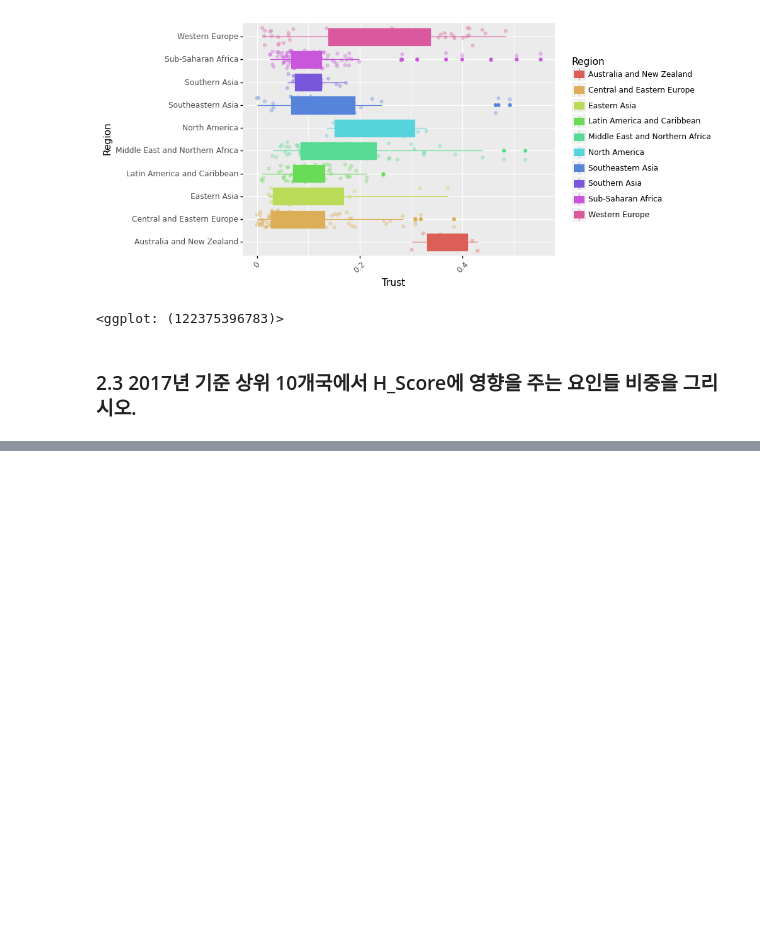
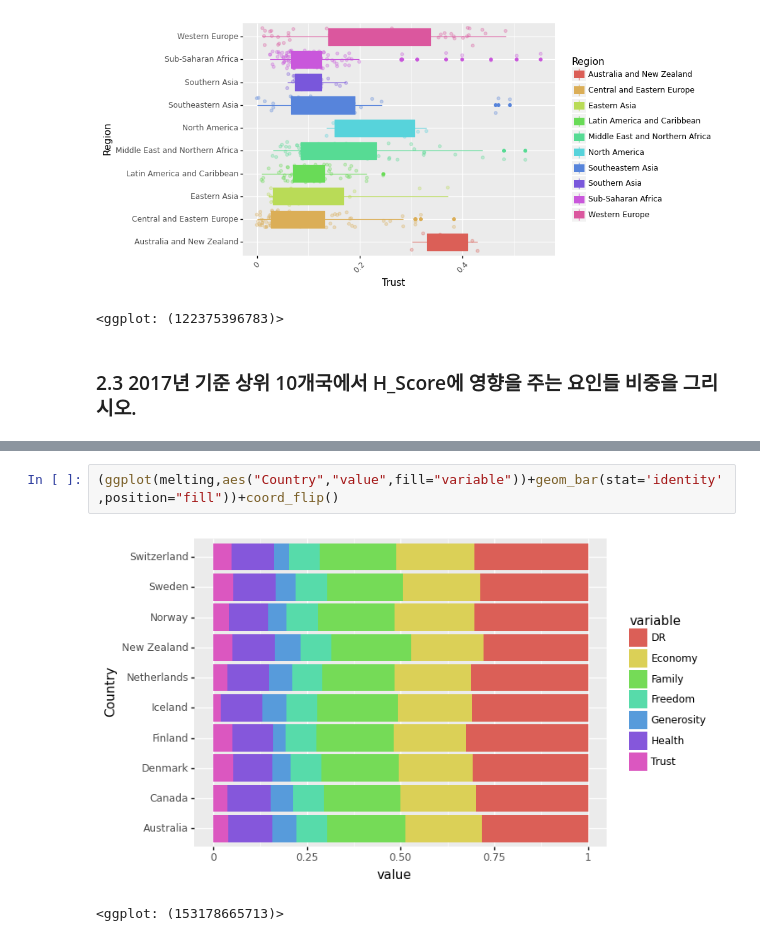
Before and after one commit to seo1511kr/MachineLearning-study, a Jupyter notebook: pandas2 example.ipynb, the cells around one changed output, grey strips where cells are left out. Drawn from its saved outputs; the diff is of its cells as text; blank space fills up the shorter version.

```diff
--- a/pandas2 example.ipynb
+++ b/pandas2 example.ipynb
@@ -316,0 +344,5 @@ H_ratio
+# %%
+(ggplot(melting,aes("Country","value",fill="variable"))+geom_bar(stat='identity',position="fill"))+coord_flip()
+# %% [output]
+[figure, added]
+<ggplot: (153178665713)>
```
Also changed, not shown: parts of 15 cells of this notebook.
